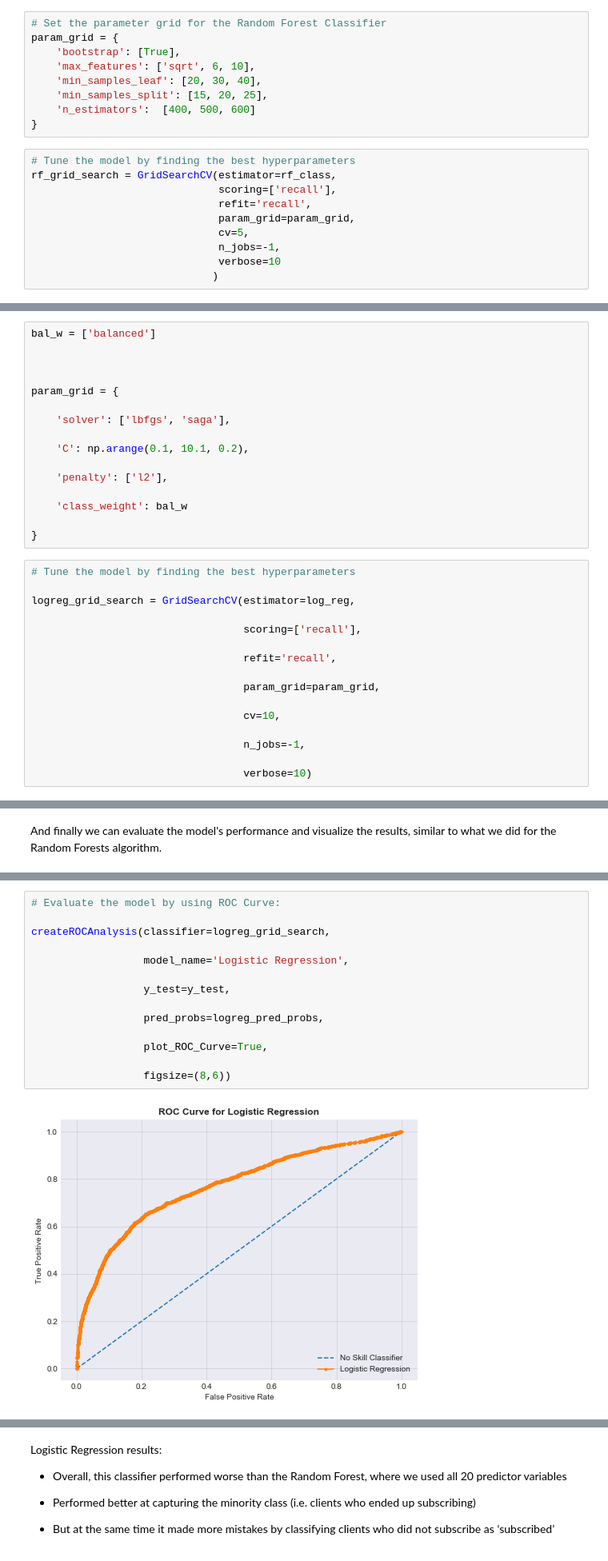
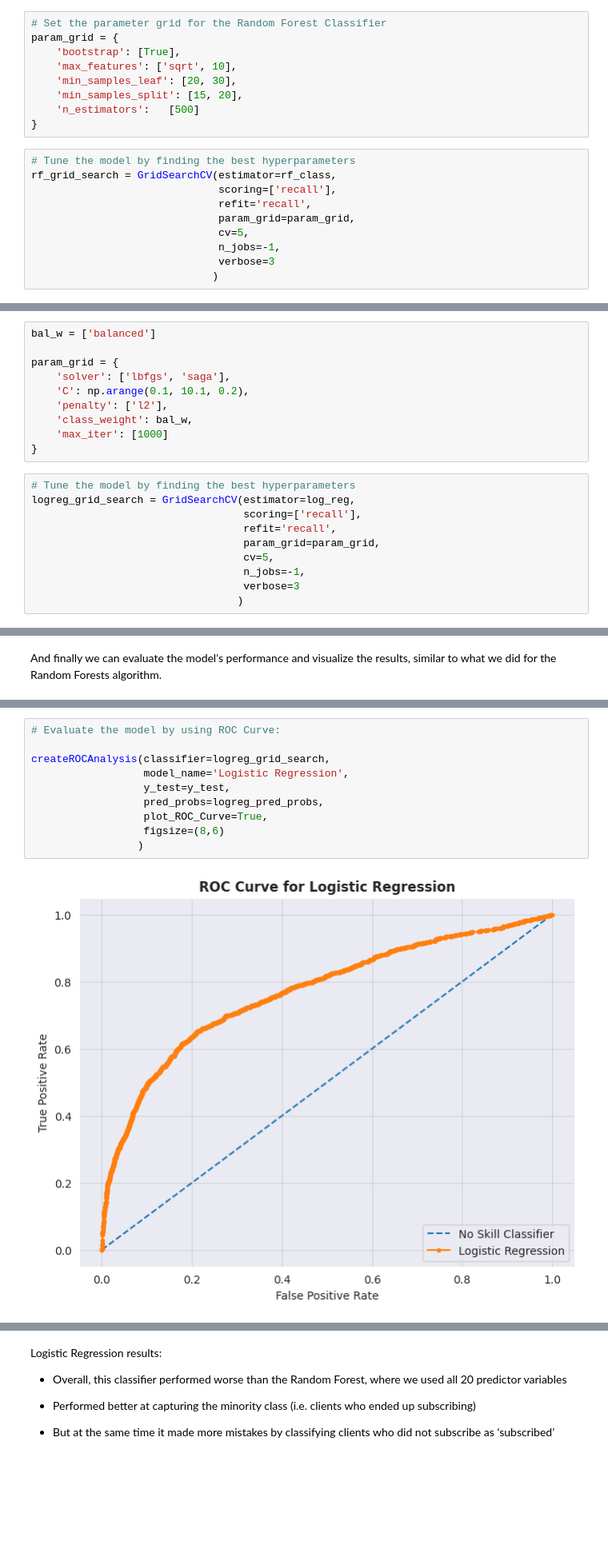
Before and after one commit to gpsyrou/Binary_Classification_of_Bank_Marketing_Campaigns, a Jupyter notebook: jupyter_notebooks/Direct_Marketing_Campaings.ipynb, the cells around one changed output, grey strips where cells are left out. Shown at 80% size. Drawn from its saved outputs; the diff is of its cells as text; blank space fills up the shorter version.

```diff
--- a/jupyter_notebooks/Direct_Marketing_Campaings.ipynb
+++ b/jupyter_notebooks/Direct_Marketing_Campaings.ipynb
@@ -1056,10 +1059,10 @@ rf_class = RandomForestClassifier()
 # Set the parameter grid for the Random Forest Classifier
 param_grid = {
     'bootstrap': [True],
-    'max_features': ['sqrt', 6, 10],
-    'min_samples_leaf': [20, 30, 40],
-    'min_samples_split': [15, 20, 25],
-    'n_estimators':  [400, 500, 600]
+    'max_features': ['sqrt', 10],
+    'min_samples_leaf': [20, 30],
+    'min_samples_split': [15, 20],
+    'n_estimators':   [500]
 }
 # %%
 # Tune the model by finding the best hyperparameters
@@ -1069,7 +1072,7 @@ rf_grid_search = GridSearchCV(estimator=rf_class,
                               param_grid=param_grid,
                               cv=5,
                               n_jobs=-1,
-                              verbose=10
+                              verbose=3
                              )
 # %%
 # Fit the Random Forest model based on the best parameters
@@ -1305,34 +1288,22 @@ We can set the parameter grid for tuning, similar to what we did for the random
 # %%
 bal_w = ['balanced']
 
-
-
 param_grid = {
-
     'solver': ['lbfgs', 'saga'],
-
     'C': np.arange(0.1, 10.1, 0.2),
-
     'penalty': ['l2'],
-
-    'class_weight': bal_w
-
+    'class_weight': bal_w,
+    'max_iter': [1000]
 }
 # %%
 # Tune the model by finding the best hyperparameters
-
 logreg_grid_search = GridSearchCV(estimator=log_reg,
-
                                   scoring=['recall'],
-
                                   refit='recall',
-
                                   param_grid=param_grid,
-
-                                  cv=10,
-
+                                  cv=5,
                                   n_jobs=-1,
-
-                                  verbose=10)
+                                  verbose=3
+                                 )
 # %%
 # Fit the model and find the optimal parameters
@@ -1383,19 +1369,15 @@ array([[5500, 1765],
 # %%
 # Evaluate the model by using ROC Curve:
 
 createROCAnalysis(classifier=logreg_grid_search,
-
                   model_name='Logistic Regression',
-
                   y_test=y_test,
-
                   pred_probs=logreg_pred_probs,
-
                   plot_ROC_Curve=True,
-
-                  figsize=(8,6))
+                  figsize=(8,6)
+                 )
 # %% [output]
-[figure, old version]
+[figure, new version]
 Logistic Regression - ROC AUC score: 0.7693
 0.7693
 # %% [markdown]
```
Also changed, not shown: parts of 15 cells of this notebook.
